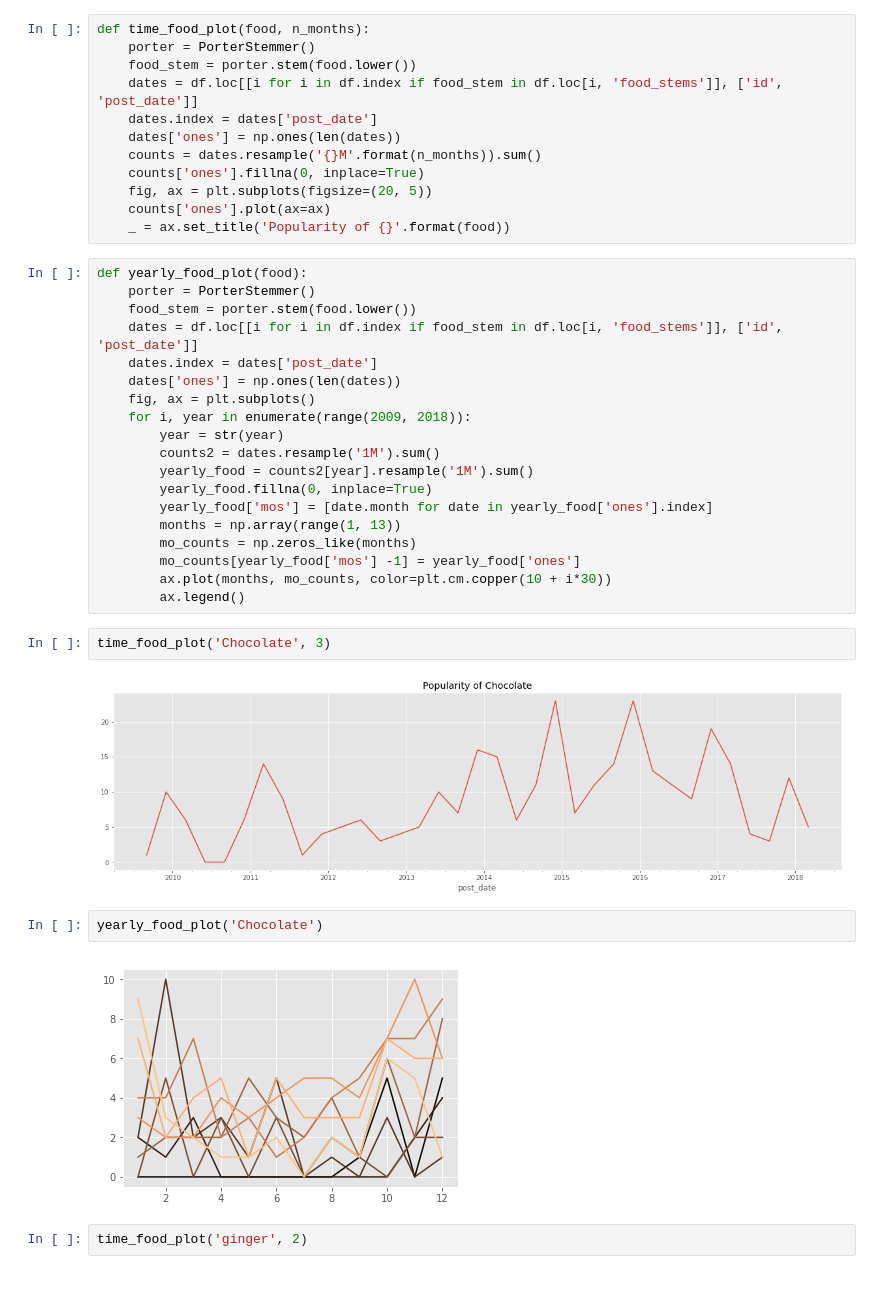
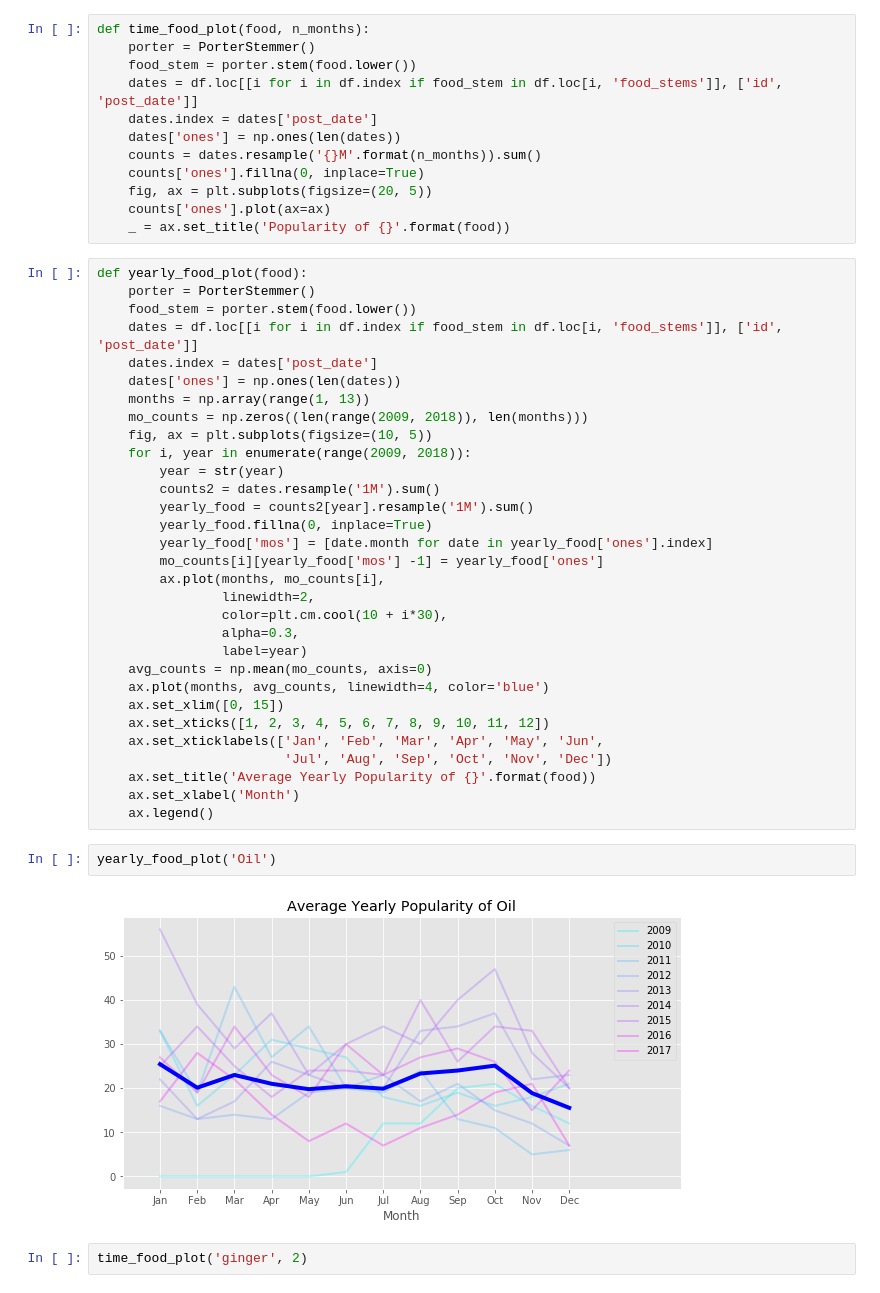
Before and after one commit to elisabeth-berg/trending-food, a Jupyter notebook: foodscrape_workbook.ipynb, the cells around one changed output. Drawn from its saved outputs; the diff is of its cells as text.

Commit message:
Edit yearly_food_plot to plot the average

```diff
--- a/foodscrape_workbook.ipynb
+++ b/foodscrape_workbook.ipynb
@@ -240,26 +244,34 @@ def yearly_food_plot(food):
     dates = df.loc[[i for i in df.index if food_stem in df.loc[i, 'food_stems']], ['id', 'post_date']]
     dates.index = dates['post_date']
     dates['ones'] = np.ones(len(dates))
-    fig, ax = plt.subplots()
+    months = np.array(range(1, 13))
+    mo_counts = np.zeros((len(range(2009, 2018)), len(months)))
+    fig, ax = plt.subplots(figsize=(10, 5))
     for i, year in enumerate(range(2009, 2018)):
         year = str(year)
         counts2 = dates.resample('1M').sum()
         yearly_food = counts2[year].resample('1M').sum()
         yearly_food.fillna(0, inplace=True)
         yearly_food['mos'] = [date.month for date in yearly_food['ones'].index]
-        months = np.array(range(1, 13))
-        mo_counts = np.zeros_like(months)
-        mo_counts[yearly_food['mos'] -1] = yearly_food['ones']
-        ax.plot(months, mo_counts, color=plt.cm.copper(10 + i*30))
-        ax.legend()
+        mo_counts[i][yearly_food['mos'] -1] = yearly_food['ones']
+        ax.plot(months, mo_counts[i],
+                linewidth=2,
+                color=plt.cm.cool(10 + i*30),
+                alpha=0.3,
+                label=year)
+    avg_counts = np.mean(mo_counts, axis=0)
+    ax.plot(months, avg_counts, linewidth=4, color='blue')
+    ax.set_xlim([0, 15])
+    ax.set_xticks([1, 2, 3, 4, 5, 6, 7, 8, 9, 10, 11, 12])
+    ax.set_xticklabels(['Jan', 'Feb', 'Mar', 'Apr', 'May', 'Jun',
+                        'Jul', 'Aug', 'Sep', 'Oct', 'Nov', 'Dec'])
+    ax.set_title('Average Yearly Popularity of {}'.format(food))
+    ax.set_xlabel('Month')
+    ax.legend()
-# %%
-time_food_plot('Chocolate', 3)
-# %% [output]
-[figure, removed]
 # %%
-yearly_food_plot('Chocolate')
+yearly_food_plot('Oil')
 # %% [output]
-[figure, old version]
+[figure, new version]
 # %%
 time_food_plot('ginger', 2)
 # %% [output]
```
Also changed, not shown: parts of 1 cell of this notebook.
